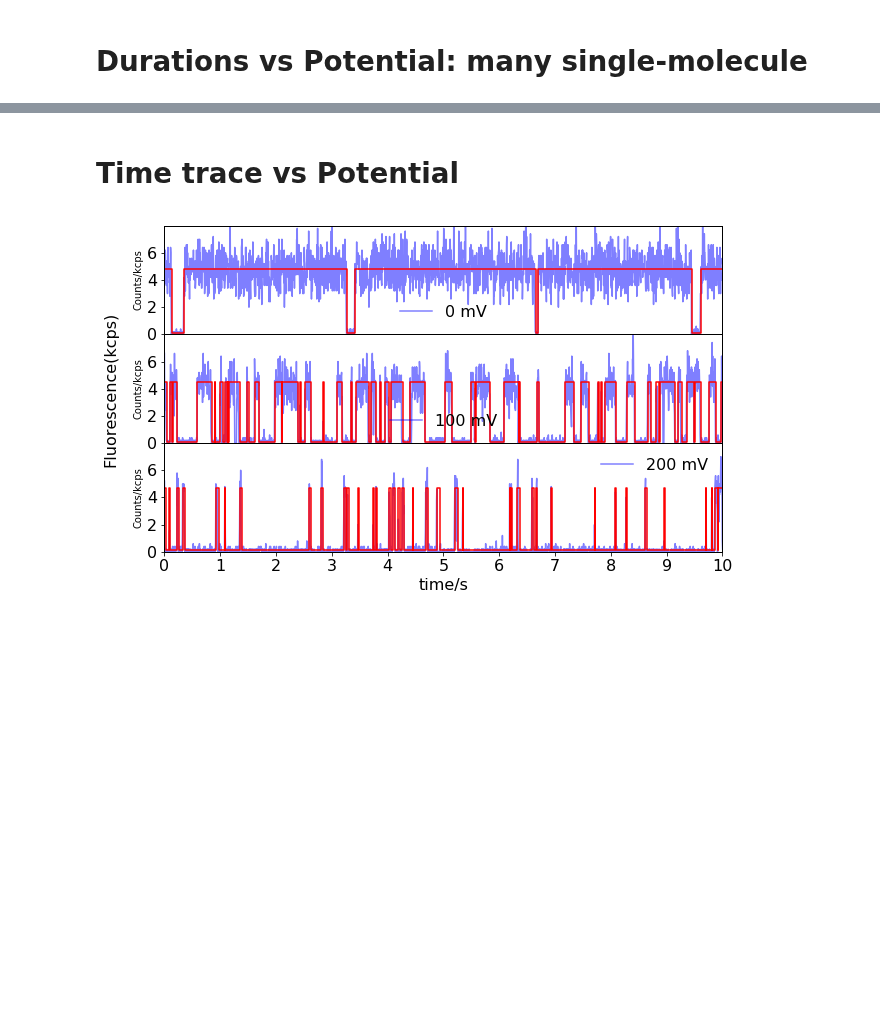
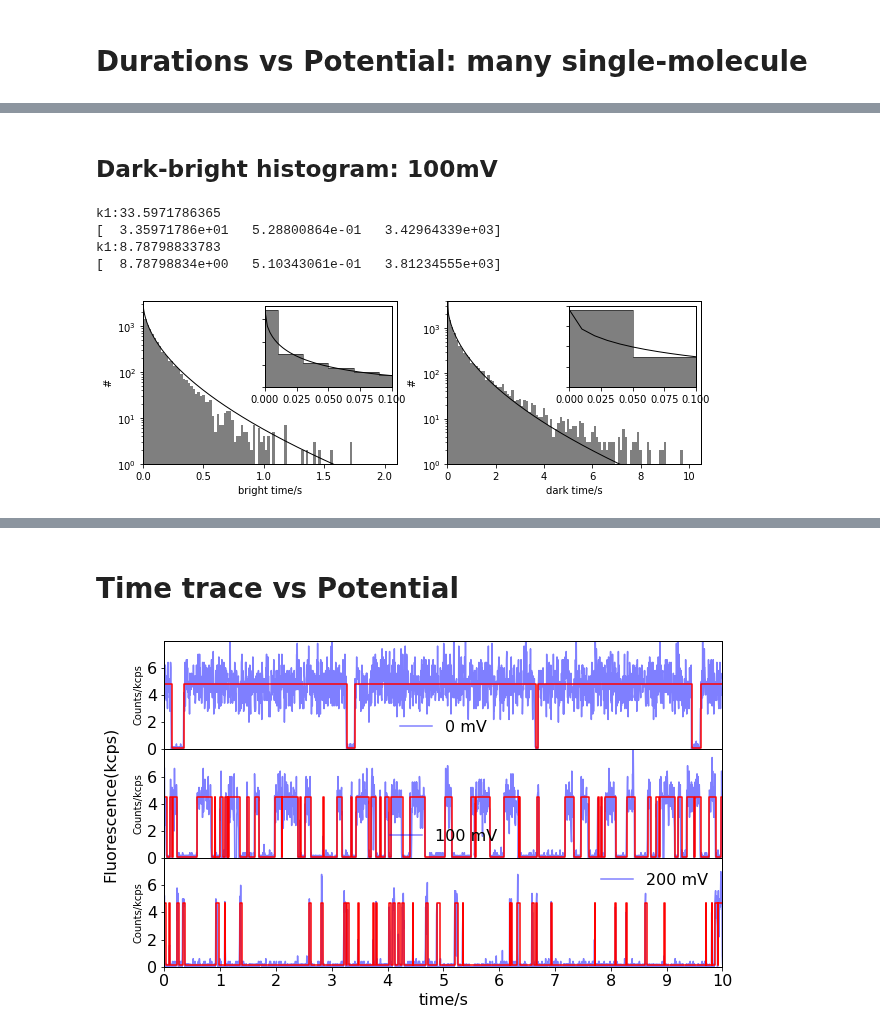
Before and after one commit to biswajitSM/Azurin_SM_repo, a Jupyter notebook: Manuscript/Figure_AT647N/Figure_AzATTO647N.ipynb, the cells around one changed output, grey strips where cells are left out. Saved outputs shown, nothing was run; the diff lists cells and outputs as text; code cells hidden in the pictures; blank space fills up the shorter version.

```diff
--- a/Manuscript/Figure_AT647N/Figure_AzATTO647N.ipynb
+++ b/Manuscript/Figure_AT647N/Figure_AzATTO647N.ipynb
@@ -170,0 +322,29 @@ df.to_csv(os.path.join(temp_dir, 'Potential_vs_durations'), sep='\t', encoding='
+# %% [markdown]
+## Dark-bright histogram: 100mV
+# %%
+# bright and dark times histogram
+potential = 100
+df_bright = pd.read_excel(file_save, sheet_name='BrightTimes')
+ontimes = df_bright[str(potential)+'mV'].dropna().values
+offtimes = df_dark[str(potential)+'mV'].dropna().values
+
+plt.close('all')
+fig = plt.figure(figsize=(10, 3))
+nrows=1;ncols=2;
+ax00 = plt.subplot2grid((nrows, ncols),(0,0))
+ax01 = plt.subplot2grid((nrows, ncols),(0,1))
+waitime_hist_inset(ontimes[1:], ax00, bins=100, binrange=[0,2], insetrange=[0, 0.1],
+                   fit_func=streched_exp,xlabel='t_ons');
+waitime_hist_inset(offtimes, ax01, bins=100, binrange=[0,10], insetrange=[0, 0.1],
+                   fit_func=streched_exp,xlabel='t_offs');
+ax00.set_xlabel('bright time/s')
+ax00.set_ylabel('#')
+ax01.set_xlabel('dark time/s')
+ax01.set_ylabel('#')
+plt.savefig(os.path.join(temp_dir, 'bright_dark_hist_100mV.svg'), format='svg', dpi=300, transparent=True)
+# %% [output]
+k1:33.5971786365
+[  3.35971786e+01   5.28800864e-01   3.42964339e+03]
+k1:8.78798833783
+[  8.78798834e+00   5.10343061e-01   3.81234555e+03]
+[figure, added]
```
Also changed, not shown: parts of 47 cells of this notebook, 11 other files.
